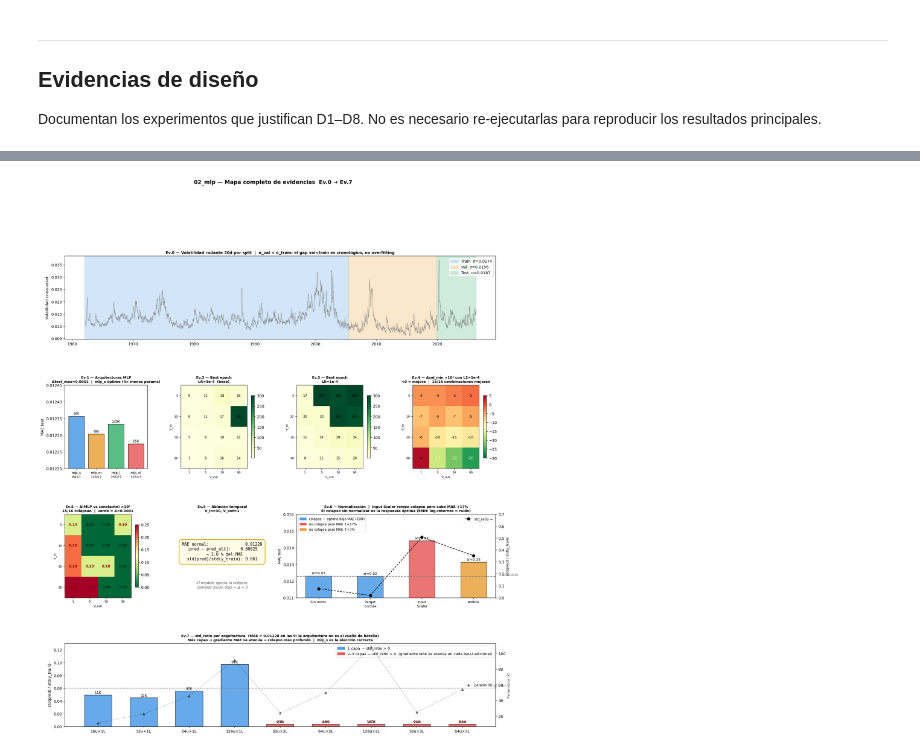
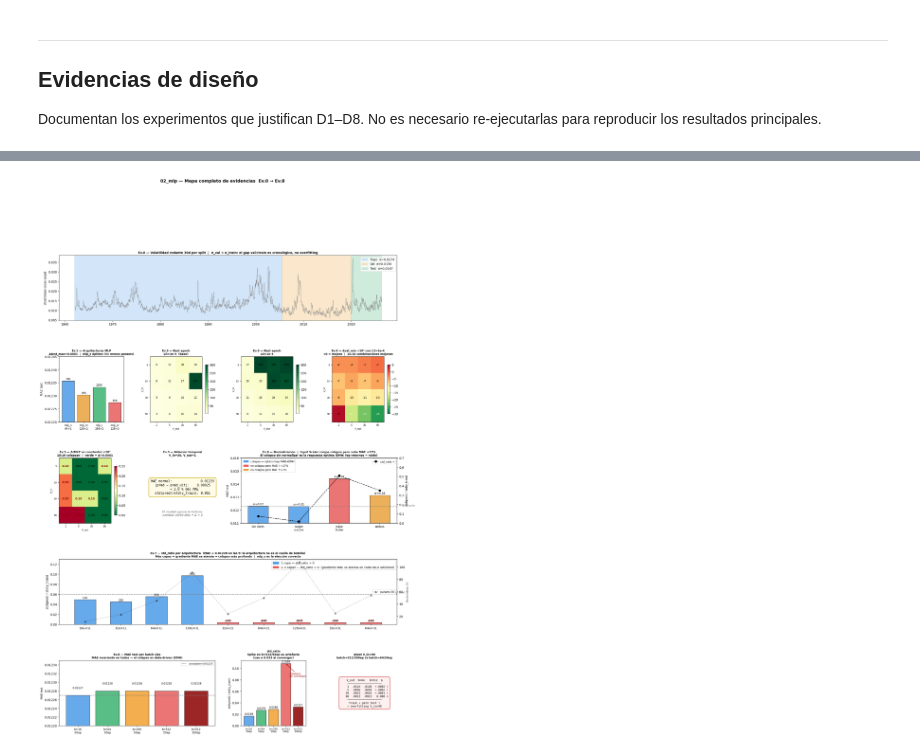
Before and after one commit to Romequinco/TAREA_REDES_NEURONALES, a Jupyter notebook: notebooks/02_mlp.ipynb, the cells around one changed output, grey strips where cells are left out. Drawn from its saved outputs; the diff is of its cells as text; code cells hidden in the pictures.

```diff
--- a/notebooks/02_mlp.ipynb
+++ b/notebooks/02_mlp.ipynb
@@ -283,6 +294,6 @@ Test 1: MAE del MLP ≈ MAE del predictor constante (media train) en 15/16 combi
 # %%
-fig = plt.figure(figsize=(20, 22))
-gs  = gridspec.GridSpec(4, 4, figure=fig, hspace=0.55, wspace=0.4)
+fig = plt.figure(figsize=(20, 28))
+gs  = gridspec.GridSpec(5, 4, figure=fig, hspace=0.55, wspace=0.4)
 
 # ══════════════════════════════════════════════════════════════════════════════
 # Ev.0 — Partición temporal (justifica D4)
@@ -427,33 +438,84 @@ ax6.set_title('Ev.6 — Normalización  |  Input Scaler rompe colapso pero sube
 ax7 = fig.add_subplot(gs[3, :])
 arch7 = ['16u×1L','32u×1L','64u×1L','128u×1L','32u×2L','64u×2L','128u×2L','32u×3L','64u×3L']
 rat7  = [0.0496, 0.0450, 0.0558, 0.0973, 0.0000, 0.0000, 0.0001, 0.0000, 0.0000]
 par7  = [11447, 22871, 45719, 91415, 23927, 49879, 107927, 24983, 54039]
 clr7  = ['#4c9be8']*4 + ['#e85c5c']*5
-rat7_vis = [max(r, 0.004) for r in rat7]   # mínimo visual para barras ≈0
+rat7_vis = [max(r, 0.004) for r in rat7]
 brs7 = ax7.bar(range(9), rat7_vis, color=clr7, edgecolor='k', alpha=0.85, width=0.6)
 ax7.axhline(0.06, color='gray', ls='--', lw=1.5)
 ax7.text(8.62, 0.062, 'mlp_s ref.', fontsize=8.5, color='gray')
 ax7.set_xticks(range(9)); ax7.set_xticklabels(arch7, fontsize=10)
 ax7.set_ylabel('std(pred) / std(y_train)', fontsize=10)
 ax7.set_ylim(0, 0.13)
 ax7r = ax7.twinx()
 ax7r.plot(range(9), [p/1000 for p in par7], 'k:^', ms=6, lw=1.2, alpha=0.5, label='params (K)')
 ax7r.set_ylabel('Parámetros (K)', fontsize=9, color='#444444')
 ax7r.legend(fontsize=8.5, loc='center right')
 for b, p in zip(brs7, par7):
     h = max(b.get_height(), 0.003)
     ax7.text(b.get_x()+b.get_width()/2, h+0.002, f'{p//1000}K', ha='center', fontsize=9)
 for i, (r, r_vis) in enumerate(zip(rat7, rat7_vis)):
     if r < 0.001:
         ax7.text(i, r_vis + 0.002, 'sr≈0', ha='center', fontsize=8, color='darkred', fontweight='bold')
 p1 = mpatches.Patch(color='#4c9be8', label='1 capa — std_ratio > 0')
 p2 = mpatches.Patch(color='#e85c5c', label='2–3 capas — std_ratio ≈ 0  (gradiente MAE se atenúa en cada ReLU adicional)')
 ax7.legend(handles=[p1, p2], fontsize=9.5, loc='upper right')
 ax7.set_title('Ev.7 — std_ratio por arquitectura  (MAE ≈ 0.01228 en las 9: la arquitectura no es el cuello de botella)\n'
               'Más capas → gradiente MAE se atenúa → colapso más profundo  |  mlp_s es la elección correcta', fontsize=9, fontweight='bold')
 
-plt.suptitle('02_mlp — Mapa completo de evidencias  Ev.0 → Ev.7', fontsize=14, fontweight='bold', y=1.005)
+# ══════════════════════════════════════════════════════════════════════════════
+# Ev.8 — Batch size (justifica D11)
+# ══════════════════════════════════════════════════════════════════════════════
+# Panel A: MAE test por configuración de batch
+ax8a = fig.add_subplot(gs[4, 0:2])
+cfg8  = ['b=16\n50ep', 'b=64\n50ep', 'b=256\n50ep', 'b=512\n50ep', 'b=512\n300ep']
+mae8  = [0.01227,      0.01228,       0.01228,        0.01228,        0.01228]
+clr8  = ['#4c9be8',   '#3cb371',     '#f0a030',      '#e85c5c',      '#8B0000']
+brs8a = ax8a.bar(range(5), mae8, color=clr8, edgecolor='k', alpha=0.85)
+ax8a.axhline(0.01227, color='gray', ls='--', lw=1.5, label='constante=0.01227')
+ax8a.set_xticks(range(5)); ax8a.set_xticklabels(cfg8, fontsize=9)
+ax8a.set_ylabel('MAE test', fontsize=9)
+ax8a.set_ylim(0.01220, 0.01235)
+for b, v in zip(brs8a, mae8):
+    ax8a.text(b.get_x()+b.get_width()/2, b.get_height()+0.000015,
+              f'{v:.5f}', ha='center', fontsize=8.5)
+ax8a.legend(fontsize=8)
+ax8a.set_title('Ev.8 — MAE test por batch size\nMAE invariante en todos — el colapso es data-driven (EMH)', fontsize=9, fontweight='bold')
+
+# Panel B: std_ratio — spike y colapso al converger
+ax8b = fig.add_subplot(gs[4, 2])
+rat8 = [0.0169, 0.0270, 0.0288, 0.1084, 0.0327]
+brs8b = ax8b.bar(range(5), rat8, color=clr8, edgecolor='k', alpha=0.85)
+ax8b.set_xticks(range(5)); ax8b.set_xticklabels(cfg8, fontsize=8)
+ax8b.set_ylabel('std(pred) / std(y_train)', fontsize=9)
+for b, v in zip(brs8b, rat8):
+    ax8b.text(b.get_x()+b.get_width()/2, b.get_height()+0.002,
+              f'{v:.4f}', ha='center', fontsize=8.5)
+ax8b.annotate('artefacto:\nsin converger', xy=(3, 0.1084), xytext=(3.3, 0.085),
+              fontsize=8, color='darkred',
+              arrowprops=dict(arrowstyle='->', color='darkred', lw=1.2))
+ax8b.set_title('std_ratio\nSpike en b=512/50ep es artefacto\n(cae a 0.033 al converger)', fontsize=9, fontweight='bold')
+
+# Panel C: Δtest V_in=90 — empeoramiento en bucle principal
+ax8c = fig.add_subplot(gs[4, 3])
+ax8c.axis('off')
+ax8c.set_title('Δtest V_in=90\nbatch=512/300ep vs batch=64/50ep', fontsize=9, fontweight='bold')
+tabla = (
+    'V_out  b=64   b=512  Δ\n'
+    '─────────────────────\n'
+    '    1  .0124  .0126  +.0002 ↑\n'
+    '    5  .0056  .0058  +.0002 ↑\n'
+    '   30  .0023  .0024  +.0001 ↑\n'
+    '   90  .0013  .0013   0.000 =\n'
+    '─────────────────────\n'
+    'train ↓ pero test ↑\n→ overfitting V_in=90'
+)
+ax8c.text(0.5, 0.5, tabla, ha='center', va='center', fontsize=9,
+          fontfamily='monospace', transform=ax8c.transAxes,
+          bbox=dict(boxstyle='round,pad=0.6', facecolor='#fff0f0', edgecolor='#cc4444', lw=1.5))
+
+plt.suptitle('02_mlp — Mapa completo de evidencias  Ev.0 → Ev.8', fontsize=14, fontweight='bold', y=1.005)
 plt.tight_layout()
 plt.show()
 # %% [output]
-[figure, old version]
+[figure, new version]
```
Also changed, not shown: parts of 6 cells of this notebook.
